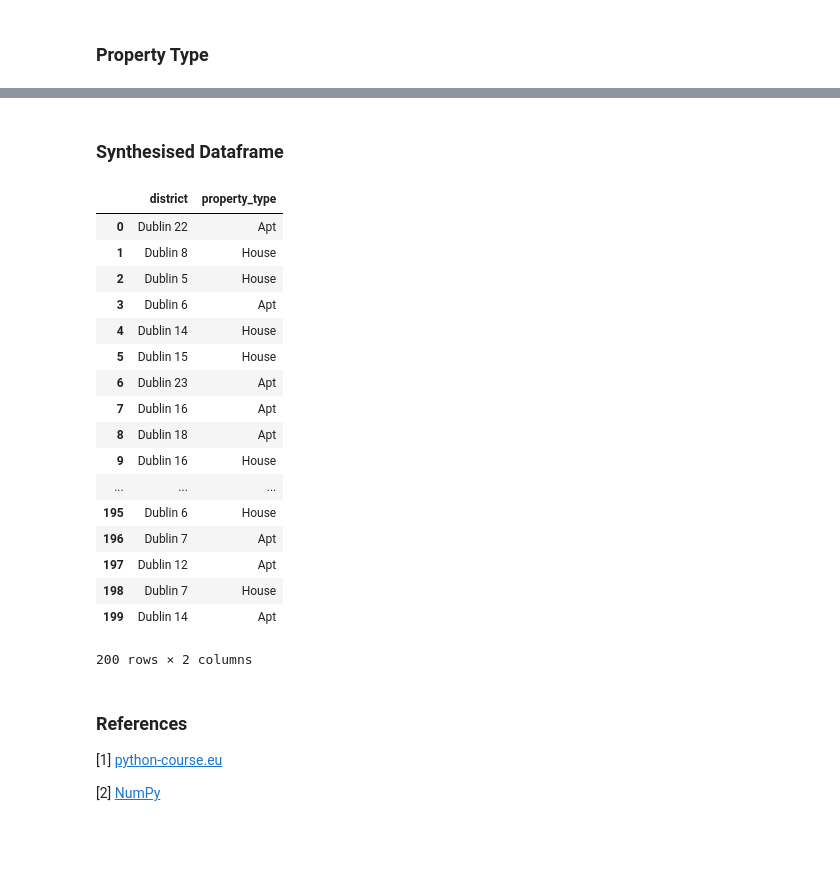
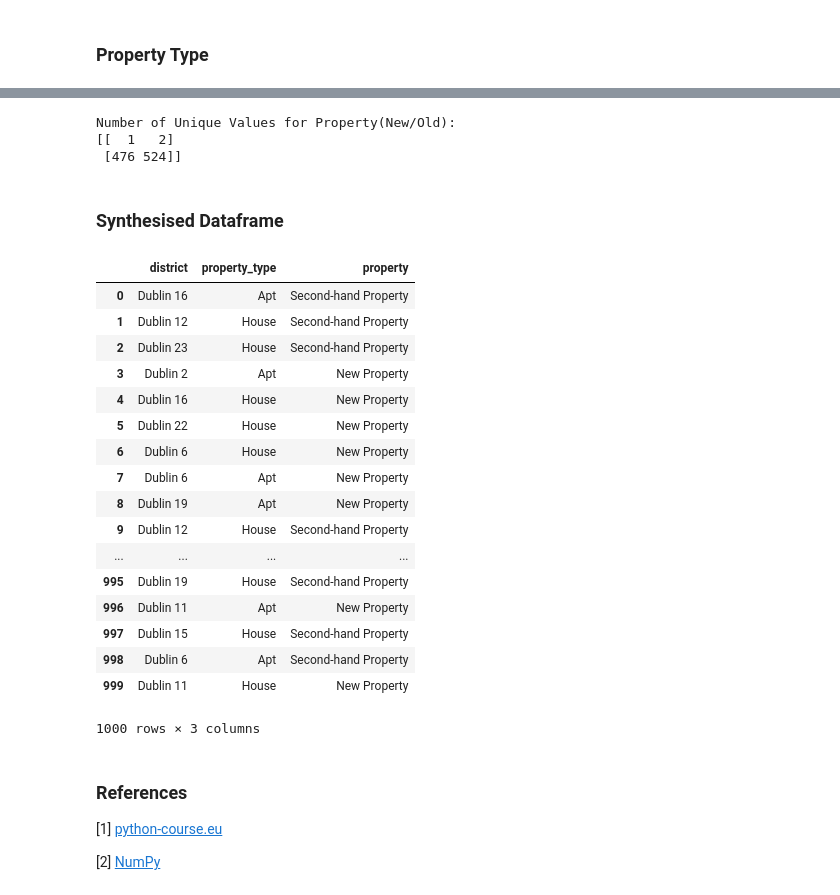
Before and after one commit to edelcorcoran/PDA-Project-, a Jupyter notebook: PDA Project.ipynb, the cells around one changed output, grey strips where cells are left out. Cells and saved outputs as stored; diff of their text form; code cells hidden in the pictures; blank space fills up the shorter version.

Commit message:
New/Second Hand Variable & Update Syn Dataframe

```diff
--- a/PDA Project.ipynb
+++ b/PDA Project.ipynb
@@ -120,32 +152,42 @@ Number of Unique Values for Property_Type:
+# %%
+# Print Number for Properties that are Houses(1) or Apartments(2)
+unique, counts = np.unique(property, return_counts=True)
+print("Number of Unique Values for Property(New/Old):")
+print (np.array((unique, counts)))
+# %% [output]
+Number of Unique Values for Property(New/Old):
+[[  1   2]
+ [476 524]]
 # %% [markdown]
 ### Synthesised Dataframe
 # %%
-np.random.seed(12345)
 
-Syn_df = pd.DataFrame({'district':np.random.uniform(1,24, 200).round(0), 'property_type':np.random.randint(1, 3, 200)})
+Syn_df = pd.DataFrame({'district':np.random.uniform(1,24, 1000).round(0), 'property_type':np.random.randint(1, 3, 1000), 'property':np.random.randint(1, 3, 1000) })
 Syn_df['district'].replace({1:'Dublin 1', 2:'Dublin 2', 3:'Dublin 3', 4:'Dublin 4', 5:'Dublin 5', 6:'Dublin 6', 7:'Dublin 7', 8:'Dublin 8', 9:'Dublin 9', 10:'Dublin 10', 11:'Dublin 11', 12:'Dublin 12', 13:'Dublin 13', 14:'Dublin 14', 15:'Dublin 15', 16:'Dublin 16', 17:'Dublin 17', 18:'Dublin 18', 19:'Dublin 19', 20:'Dublin 20', 21:'Dublin 21', 22:'Dublin 22', 23:'Dublin 23', 24:'Dublin 24'}, inplace=True)
+
 Syn_df['property_type'].replace({1:'House', 2:'Apt'}, inplace=True)
+Syn_df['property'].replace({1:'New Property', 2:'Second-hand Property'}, inplace=True)
 
 Syn_df
 # %% [output]
-|  | district | property_type |
-| 0 | Dublin 22 | Apt |
-| 1 | Dublin 8 | House |
-| 2 | Dublin 5 | House |
-| 3 | Dublin 6 | Apt |
-| 4 | Dublin 14 | House |
-| 5 | Dublin 15 | House |
-| 6 | Dublin 23 | Apt |
-| 7 | Dublin 16 | Apt |
-| 8 | Dublin 18 | Apt |
-| 9 | Dublin 16 | House |
-| ... | ... | ... |
-| 195 | Dublin 6 | House |
-| 196 | Dublin 7 | Apt |
-| 197 | Dublin 12 | Apt |
-| 198 | Dublin 7 | House |
-| 199 | Dublin 14 | Apt |
+|  | district | property_type | property |
+| 0 | Dublin 16 | Apt | Second-hand Property |
+| 1 | Dublin 12 | House | Second-hand Property |
+| 2 | Dublin 23 | House | Second-hand Property |
+| 3 | Dublin 2 | Apt | New Property |
+| 4 | Dublin 16 | House | New Property |
+| 5 | Dublin 22 | House | New Property |
+| 6 | Dublin 6 | House | New Property |
+| 7 | Dublin 6 | Apt | New Property |
+| 8 | Dublin 19 | Apt | New Property |
+| 9 | Dublin 12 | House | Second-hand Property |
+| ... | ... | ... | ... |
+| 995 | Dublin 19 | House | Second-hand Property |
+| 996 | Dublin 11 | Apt | New Property |
+| 997 | Dublin 15 | House | Second-hand Property |
+| 998 | Dublin 6 | Apt | Second-hand Property |
+| 999 | Dublin 11 | House | New Property |
-200 rows × 2 columns
+1000 rows × 3 columns
 # %% [markdown]
 ### References
 
```
Also changed, not shown: parts of 8 cells of this notebook.
